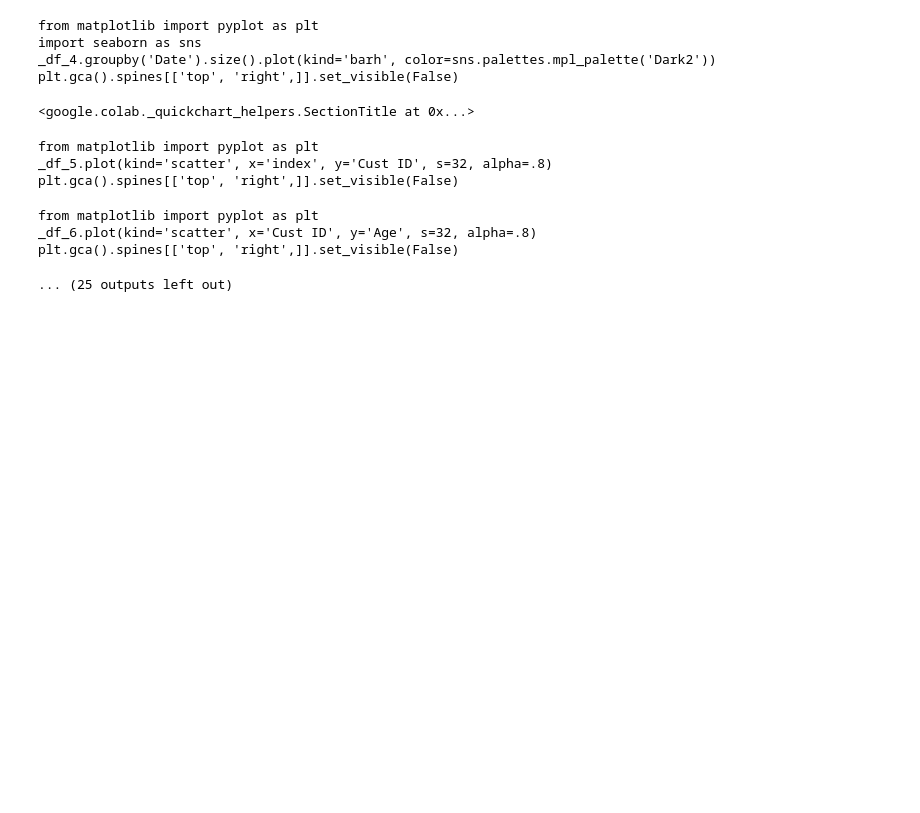
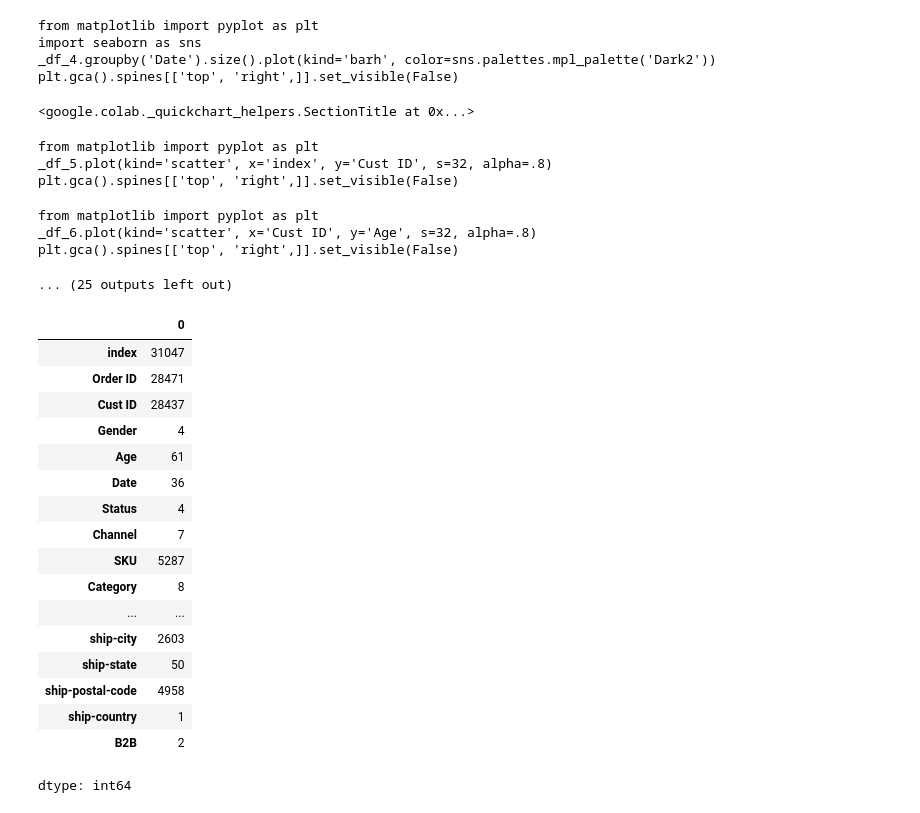
Before and after one commit to kixhore00/Introduction-to-Python, a Jupyter notebook: Using Jupyter Notebooks.ipynb, the cells around one changed output. Cells and saved outputs as stored; diff of their text form; code cells hidden in the pictures; blank space fills up the shorter version.

```diff
--- a/Using Jupyter Notebooks.ipynb
+++ b/Using Jupyter Notebooks.ipynb
@@ -160,3 +160,24 @@ from matplotlib import pyplot as plt
 _df_6.plot(kind='scatter', x='Cust ID', y='Age', s=32, alpha=.8)
 plt.gca().spines[['top', 'right',]].set_visible(False)
 ... (25 outputs left out)
+# %%
+data.nunique()
+# %% [output]
+|  | 0 |
+| index | 31047 |
+| Order ID | 28471 |
+| Cust ID | 28437 |
+| Gender | 4 |
+| Age | 61 |
+| Date | 36 |
+| Status | 4 |
+| Channel | 7 |
+| SKU | 5287 |
+| Category | 8 |
+| ... | ... |
+| ship-city | 2603 |
+| ship-state | 50 |
+| ship-postal-code | 4958 |
+| ship-country | 1 |
+| B2B | 2 |
+dtype: int64
```
Also changed, not shown: parts of 8 cells of this notebook.
